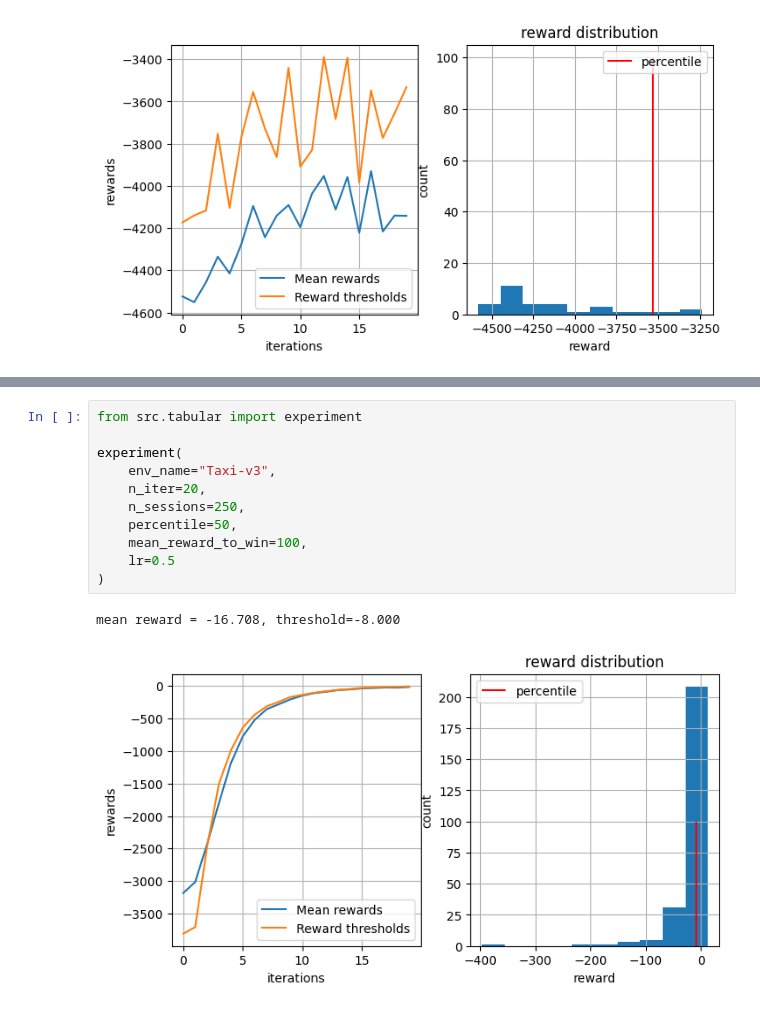
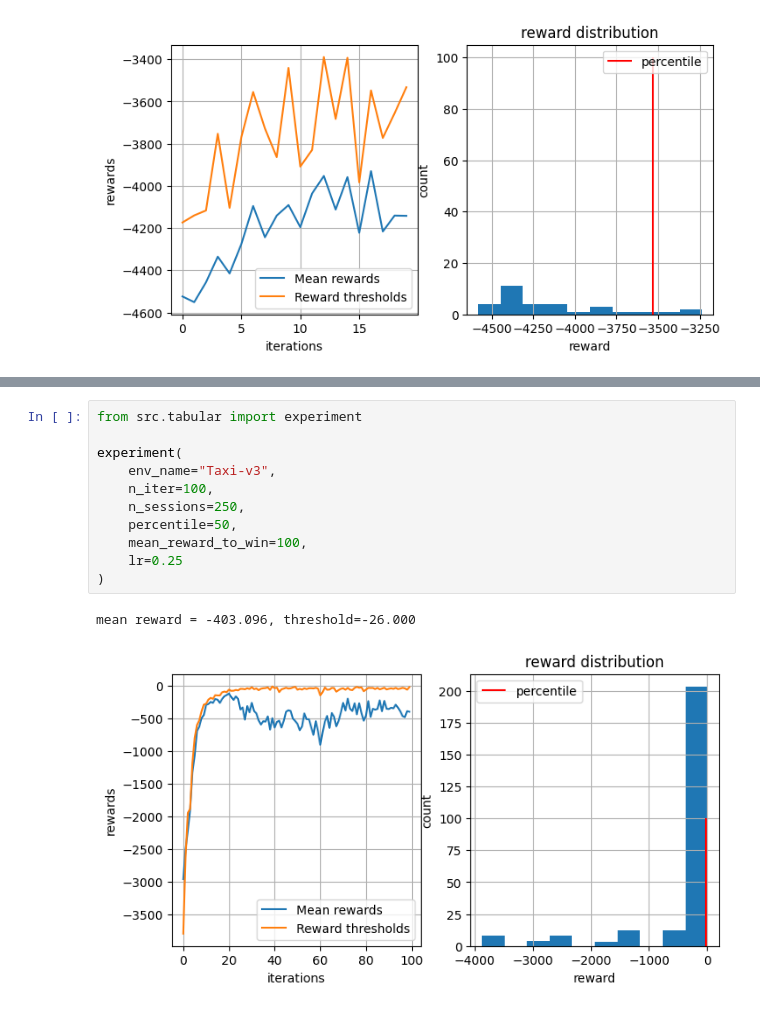
Before and after one commit to voorhs/rl, a Jupyter notebook: hw1/testbed.ipynb, the cells around one changed output, grey strips where cells are left out. Drawn from its saved outputs; the diff is of its cells as text.

```diff
--- a/hw1/testbed.ipynb
+++ b/hw1/testbed.ipynb
@@ -26,14 +50,14 @@ mean reward = -4142.031, threshold=-3532.600
 # %%
 from src.tabular import experiment
 
 experiment(
     env_name="Taxi-v3",
-    n_iter=20,
+    n_iter=100,
     n_sessions=250,
     percentile=50,
     mean_reward_to_win=100,
-    lr=0.5
+    lr=0.25
 )
 # %% [output]
-mean reward = -16.708, threshold=-8.000
+mean reward = -403.096, threshold=-26.000
-[figure, old version]
+[figure, new version]
```
Also changed, not shown: parts of 2 cells of this notebook, 6 other files.
